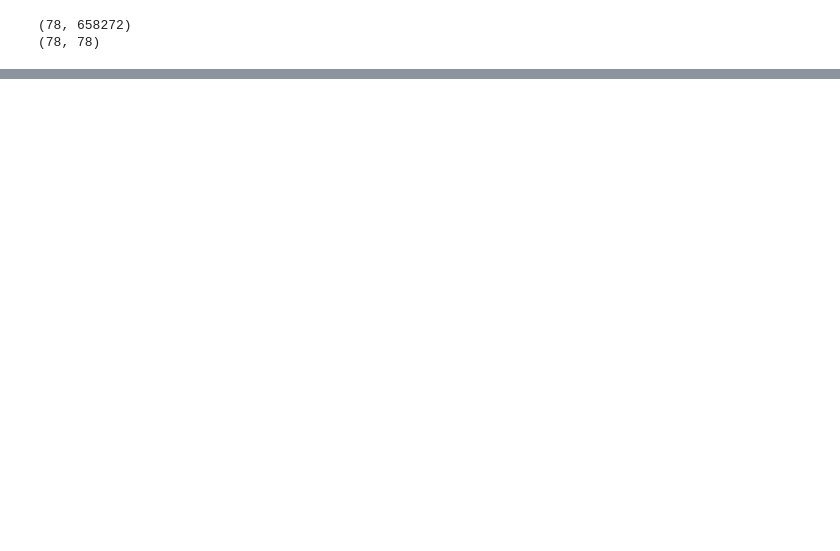
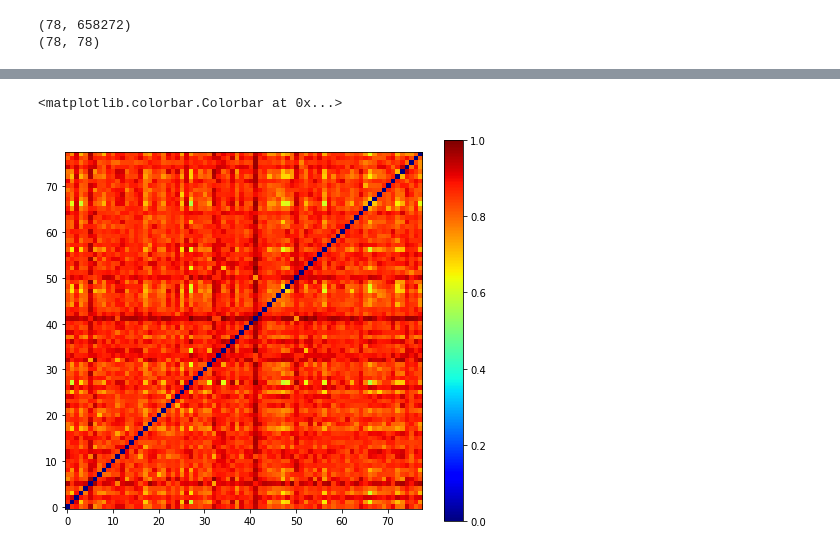
Before and after one commit to SNaGLab/Cognitive-Parcellation, a Jupyter notebook: code/experiments/alexnet_step_2_RDM.ipynb, the cells around one changed output, grey strips where cells are left out. Drawn from its saved outputs; the diff is of its cells as text; code cells hidden in the pictures; blank space fills up the shorter version.

```diff
--- a/code/experiments/alexnet_step_2_RDM.ipynb
+++ b/code/experiments/alexnet_step_2_RDM.ipynb
@@ -719,11 +800,13 @@ data_total = np.concatenate((data_animate_activations, data_inanimate_activation
 print(data_total.shape)
 correlation_mat= 1 - np.corrcoef(data_total)
 data_shape = correlation_mat.shape
+'''data_shape
 arr_sorted =  sorted(correlation_mat.ravel())
 s = pd.Series(correlation_mat.ravel())
 percentiles = np.asarray(s.apply(lambda x: percentileofscore(arr_sorted, x)))
 data = np.reshape(percentiles, data_shape)
-data_total_all = data
+'''
+data_total_all = correlation_mat
 print(data_total_all.shape)
 # %% [output]
 (78, 658272)
@@ -820,6 +925,20 @@ stats.kendalltau(data_full_animate, data_full_inanimate)
 # %%
 for label in range(len(labels)):
     print(label, stats.kendalltau(data_total_all, data_cluster[label]))
+# %%
+# plot figure of these correlations
+f, ax = plt.subplots(1,1, figsize=(8, 7))
+
+plt.imshow(
+    data_total_all,
+    origin ='lower',
+    cmap='jet',
+    vmax = 1
+)
+plt.colorbar()
+# %% [output]
+<matplotlib.colorbar.Colorbar at 0x...>
+[figure, added]
 # %%
 # plot figure of these correlations
 f, ax = plt.subplots(1,1, figsize=(8, 7))
```
Also changed, not shown: parts of 21 cells of this notebook, 25 other files.
